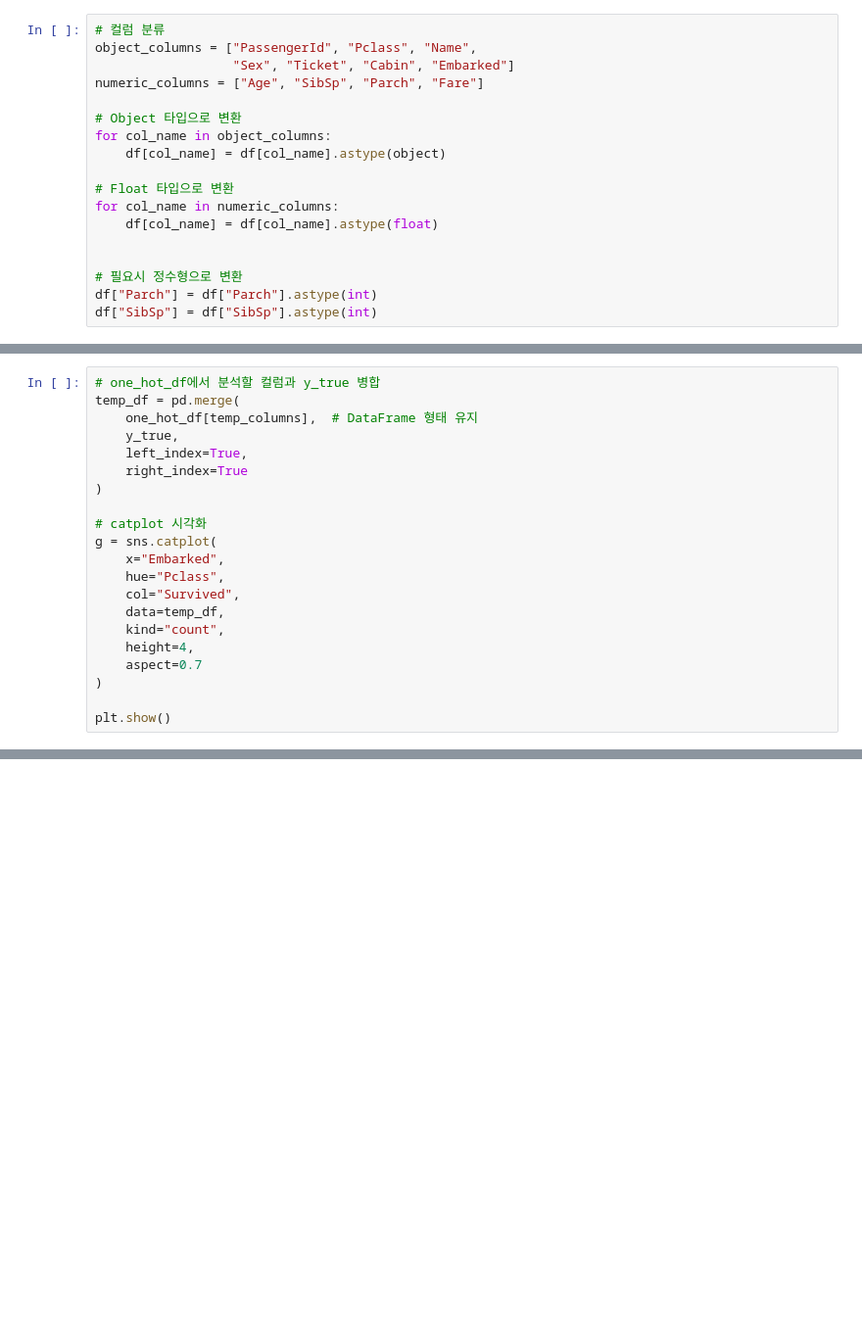
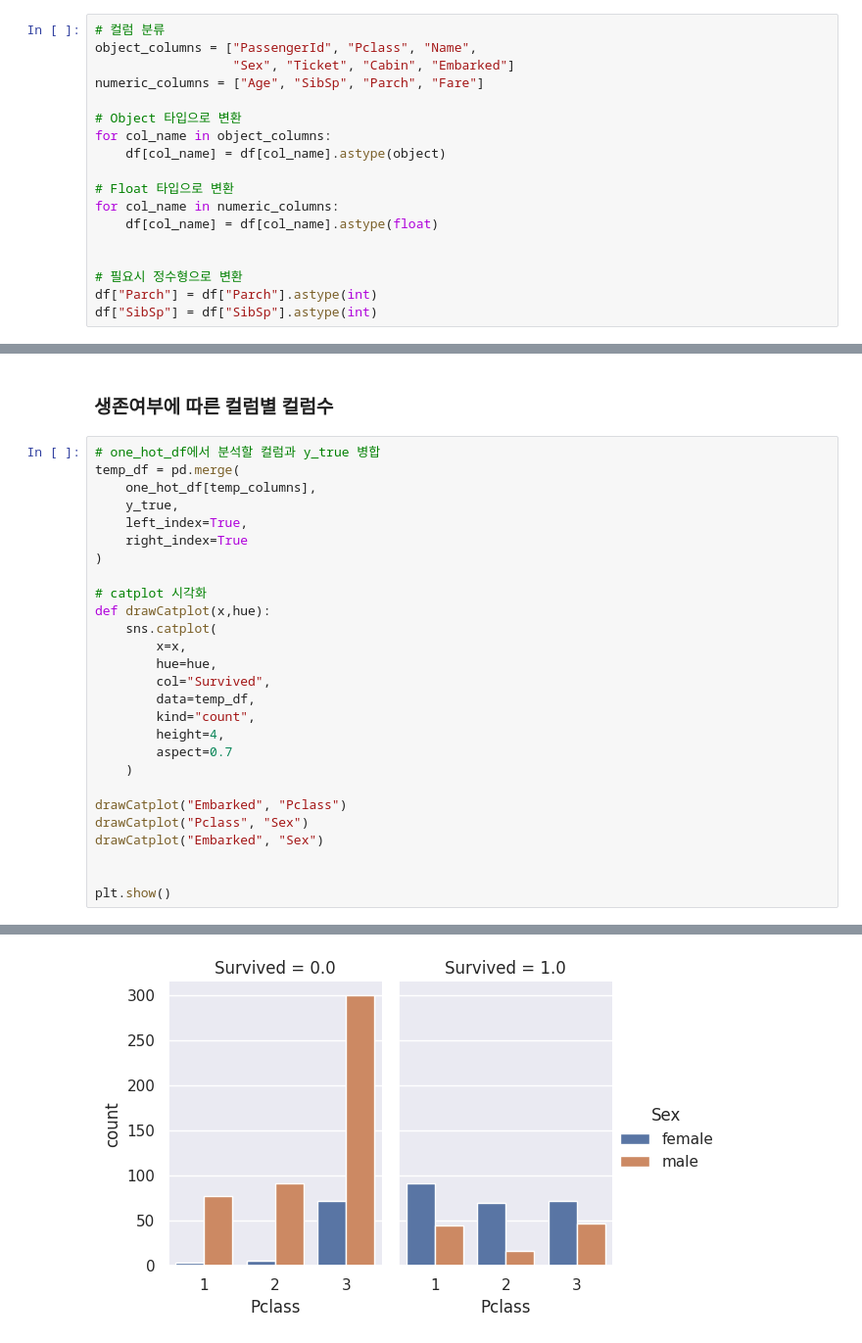
Before and after one commit to WaltDev29/Course_AI_Data_Preprocessing, a Jupyter notebook: Python/1120/05_titanic.ipynb, the cells around one changed output, grey strips where cells are left out. Shown at 98% size. Saved outputs shown, nothing was run; the diff lists cells and outputs as text; blank space fills up the shorter version.

```diff
--- a/Python/1120/05_titanic.ipynb
+++ b/Python/1120/05_titanic.ipynb
@@ -240,23 +275,32 @@ for col_name in temp_columns:
+# %% [markdown]
+### 생존여부에 따른 컬럼별 컬럼수
 # %%
 # one_hot_df에서 분석할 컬럼과 y_true 병합
 temp_df = pd.merge(
-    one_hot_df[temp_columns],  # DataFrame 형태 유지
+    one_hot_df[temp_columns],
     y_true,
     left_index=True,
     right_index=True
 )
 
 # catplot 시각화
-g = sns.catplot(
-    x="Embarked",
-    hue="Pclass",
-    col="Survived",
-    data=temp_df,
-    kind="count",
-    height=4,
-    aspect=0.7
-)
+def drawCatplot(x,hue):
+	sns.catplot(
+        x=x,
+        hue=hue,
+        col="Survived",
+        data=temp_df,
+        kind="count",
+        height=4,
+        aspect=0.7
+	)
+
+drawCatplot("Embarked", "Pclass")
+drawCatplot("Pclass", "Sex")
+drawCatplot("Embarked", "Sex")
+
 
 plt.show()
 # %% [output]
 [figure]
+[figure, added]
```
Also changed, not shown: parts of 14 cells of this notebook, 6 other files.
